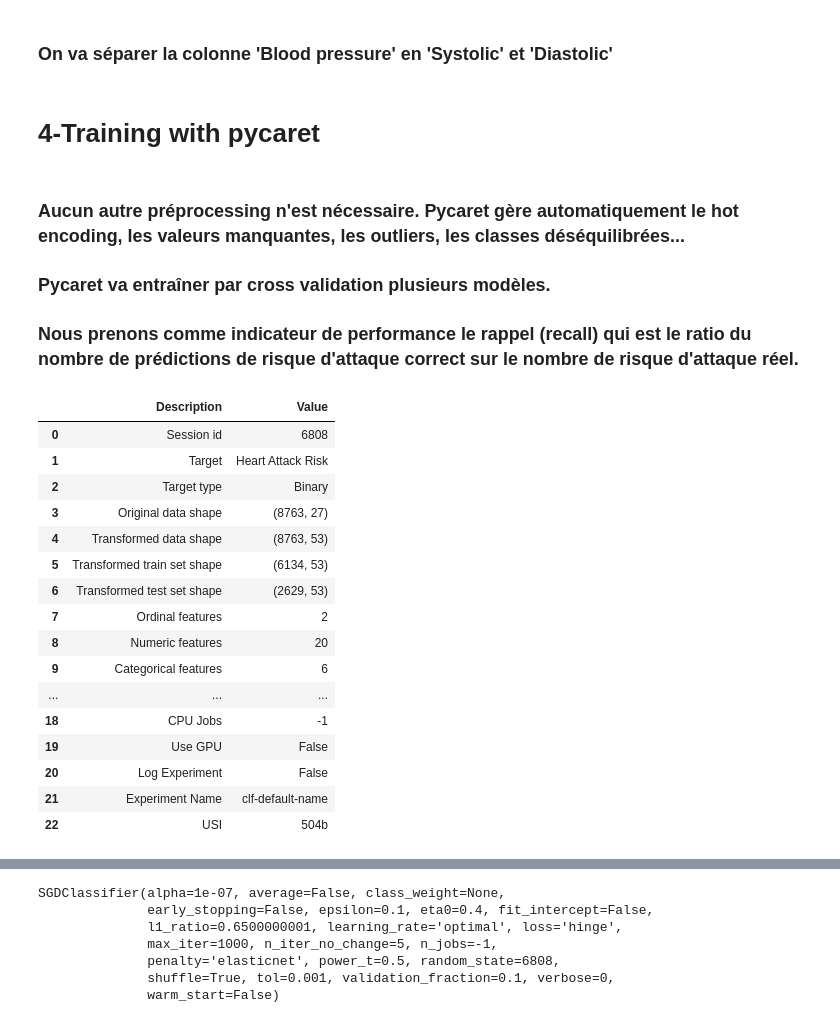
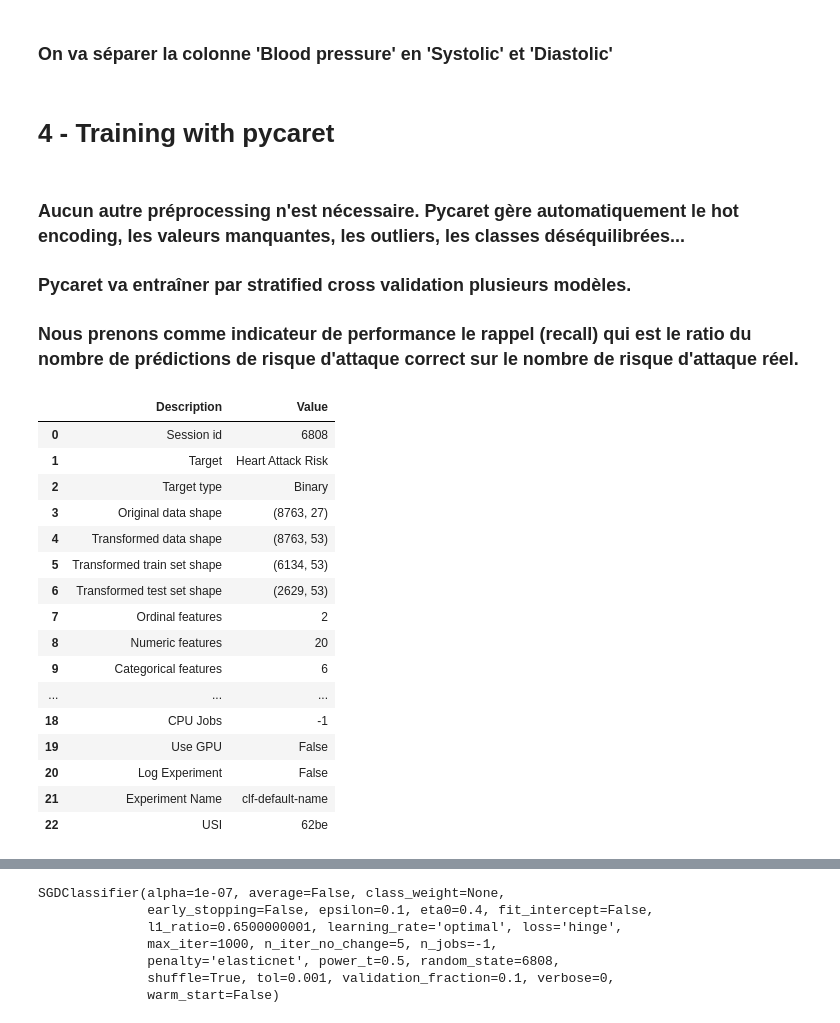
Before and after one commit to Antoine1608/KA-CL-P2-Predicting_heart_attack, a Jupyter notebook: Heart_attack_notebook.ipynb, the cells around one changed output, grey strips where cells are left out. Saved outputs shown, nothing was run; the diff lists cells and outputs as text; code cells hidden in the pictures.

```diff
--- a/Heart_attack_notebook.ipynb
+++ b/Heart_attack_notebook.ipynb
@@ -69,8 +74,8 @@ data['Systolic'] = list(map(lambda x : int((x).split('/')[0]), data['Blood Press
 data['Diastolic'] = list(map(lambda x : int((x).split('/')[1]), data['Blood Pressure']))
 data.drop(columns='Blood Pressure', inplace=True)
 # %% [markdown]
-# 4-Training with pycaret
+# 4 - Training with pycaret
 # %% [markdown]
 ### Aucun autre préprocessing n'est nécessaire. Pycaret gère automatiquement le hot encoding, les valeurs manquantes, les outliers, les classes déséquilibrées...
-### Pycaret va entraîner par cross validation plusieurs modèles.
+### Pycaret va entraîner par stratified cross validation plusieurs modèles.
 ### Nous prenons comme indicateur de performance le rappel (recall) qui est le ratio du nombre de prédictions de risque d'attaque correct sur le nombre de risque d'attaque réel.
@@ -77,21 +88,21 @@ data.drop(columns='Blood Pressure', inplace=True)
 # %%
 # loading data for preprocessing
-classification_setup = pc.classification.setup(data = data, target  = 'Heart Attack Risk')
+classification_setup = pc.classification.setup(data = data, target  = 'Heart Attack Risk', session_id = 6808)
 # %% [output]
 |  | Description | Value |
 | 0 | Session id | 6808 |
 | 1 | Target | Heart Attack Risk |
 | 2 | Target type | Binary |
 | 3 | Original data shape | (8763, 27) |
 | 4 | Transformed data shape | (8763, 53) |
 | 5 | Transformed train set shape | (6134, 53) |
 | 6 | Transformed test set shape | (2629, 53) |
 | 7 | Ordinal features | 2 |
 | 8 | Numeric features | 20 |
 | 9 | Categorical features | 6 |
 | ... | ... | ... |
 | 18 | CPU Jobs | -1 |
 | 19 | Use GPU | False |
 | 20 | Log Experiment | False |
 | 21 | Experiment Name | clf-default-name |
-| 22 | USI | 504b |
+| 22 | USI | 62be |
```
Also changed, not shown: parts of 20 cells of this notebook, 1 other file.
